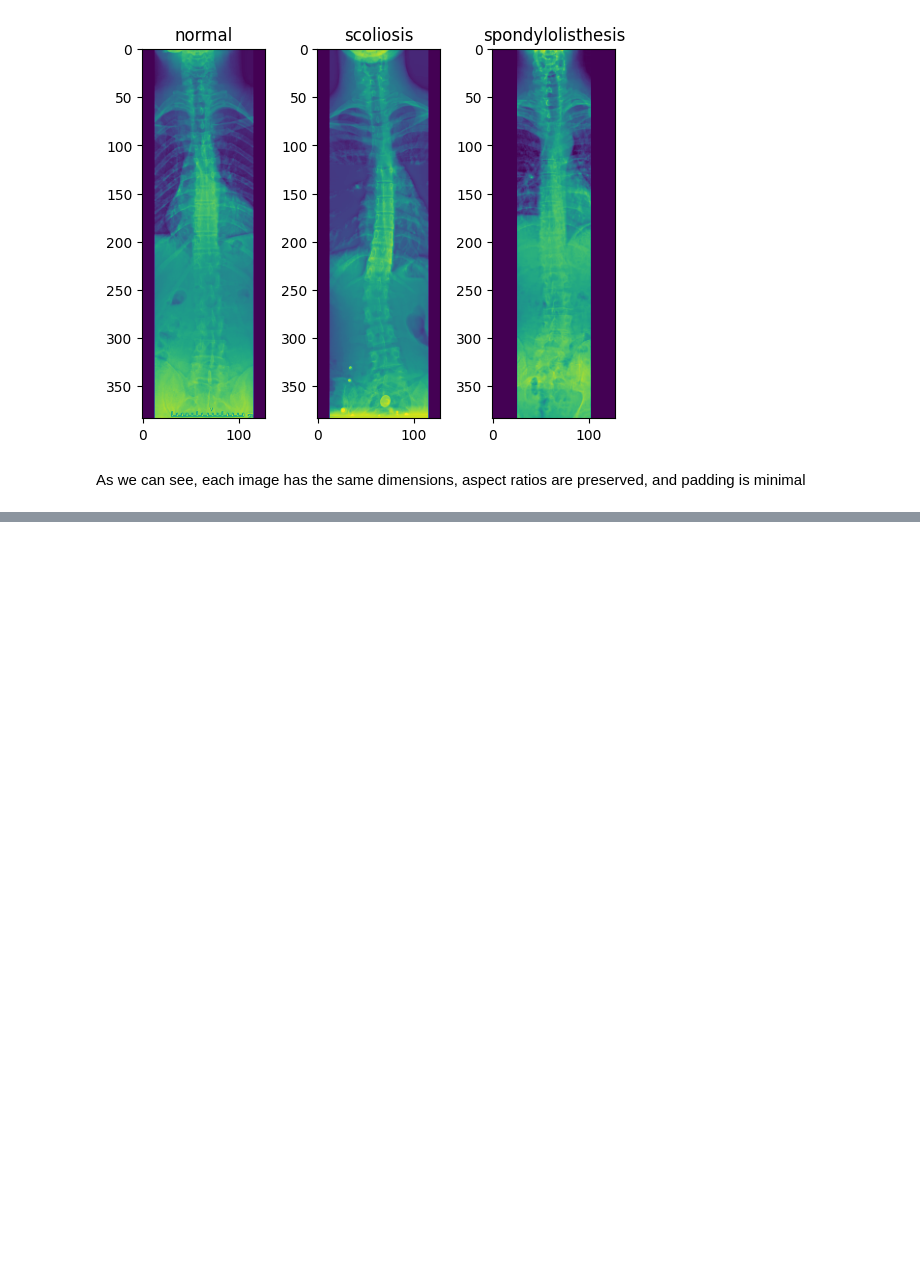
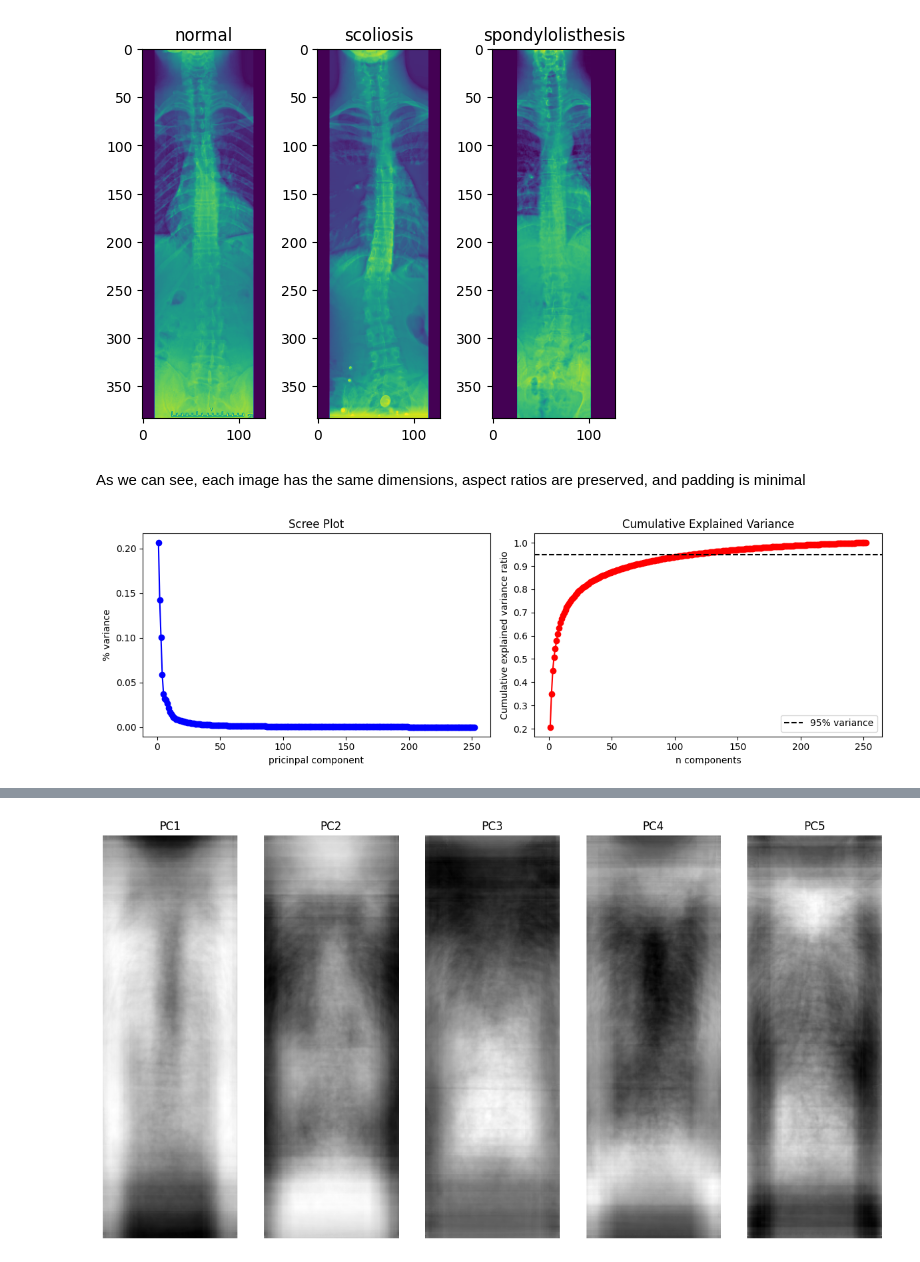
Before and after one commit to c-wissmann/bme440-final-project, a Jupyter notebook: preprocess_img.ipynb, the cells around one changed output, grey strips where cells are left out. Saved outputs shown, nothing was run; the diff lists cells and outputs as text; code cells hidden in the pictures; blank space fills up the shorter version.

Commit message:
added PCA + visualization, no spondy pooling layers removed (for now)

```diff
--- a/preprocess_img.ipynb
+++ b/preprocess_img.ipynb
@@ -235,3 +235,78 @@ def process_all_data(data_dir: str):
                 # Save the processed image
                 save_processed_image(img_processed, new_type_data_path, image_file)
 process_all_data("dataset-cleaned")
+# %%
+### PCA analysis ###
+from sklearn.decomposition import PCA
+from sklearn.preprocessing import StandardScaler
+
+# grab the preprocessed data
+def load_processed(data_dir: str):
+    images, labels = [], []
+    categories = ['normal', 'scoliosis','spondylolisthesis']
+
+    for i, c in enumerate(categories):
+        path = Path(data_dir) / c
+        for img_path in path.glob('*.jpg'):
+            img = cv2.imread(str(img_path), cv2.IMREAD_GRAYSCALE)
+
+            img_flat = img.flatten()
+            images.append(img_flat)
+            labels.append(c)
+
+    return np.array(images), np.array(labels)
+
+X, y = load_processed('dataset-processed')
+
+scaler = StandardScaler()
+Xs = scaler.fit_transform(X)
+
+pca = PCA()
+X_pca = pca.fit_transform(Xs)
+
+evr = pca.explained_variance_ratio_
+cvr = np.cumsum(evr)
+
+plt.figure(figsize=(12,4))
+
+plt.subplot(1,2,1)
+plt.plot(range(1, len(evr) + 1), evr, 'bo-')
+plt.xlabel('pricinpal component')
+plt.ylabel('% variance')
+plt.title('Scree Plot')
+
+plt.subplot(1,2,2)
+plt.plot(range(1, len(cvr) + 1), cvr, 'ro-')
+plt.xlabel('n components')
+plt.ylabel('Cumulative explained variance ratio')
+plt.title('Cumulative Explained Variance')
+plt.axhline(y=0.95, color='k', linestyle='--', label='95% variance')
+plt.legend()
+
+plt.tight_layout()
+plt.show()
+
+n_com_95 = np.argmax(cvr >= 0.95) + 1
+n_com_99 = np.argmax(cvr >= 0.99) + 1
+
+print(f"n components to explain 95% variance:  {n_com_95}")
+print(f"n components to explain 99% variance: {n_com_99}")
+print(f"Total n components: {len(evr)}")
+
+print("\n First 10 components' explained variance:")
+for i, var in enumerate(evr[:10], 1):
+    print(f"PC{i}: {var:.4f} ({var*100:.2f}%)")
+
+def plot_pcs(pca, n_components=5):
+    plt.figure(figsize=(15,10))
+    for i in range(n_components):
+        plt.subplot(1, n_components, i+1)
+        component = pca.components_[i].reshape(384, 128)
+        plt.imshow(component, cmap='gray')
+        plt.title(f'PC{i+1}')
+        plt.axis('off')
+    plt.show()
+
+plot_pcs(pca)
+# %% [output]
+[figure, added]
@@ -237,0 +328 @@ process_all_data("dataset-cleaned")
+[figure, added]
```
Also changed, not shown: parts of 3 cells of this notebook, 2 other files.
